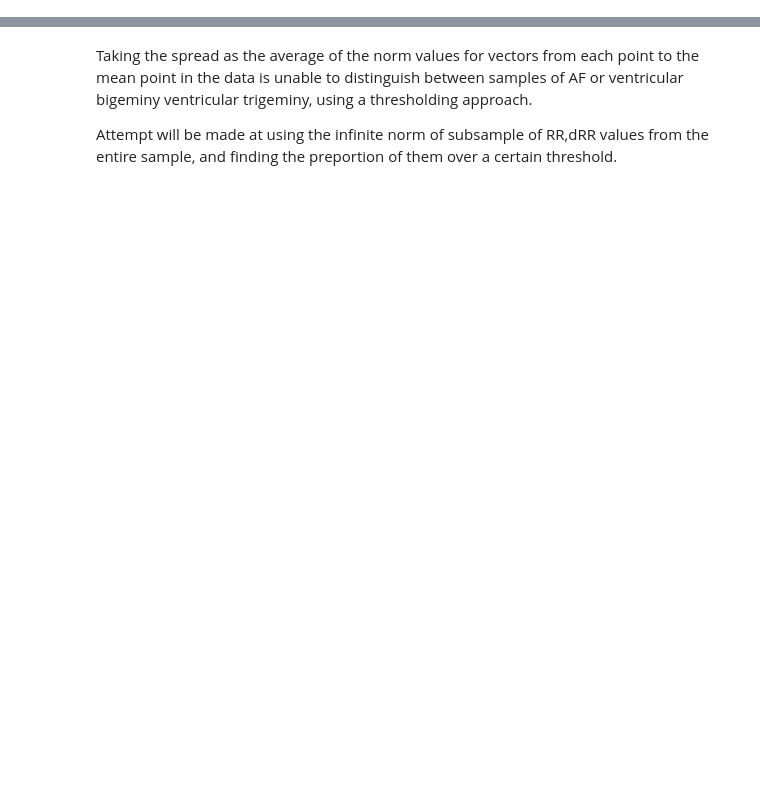
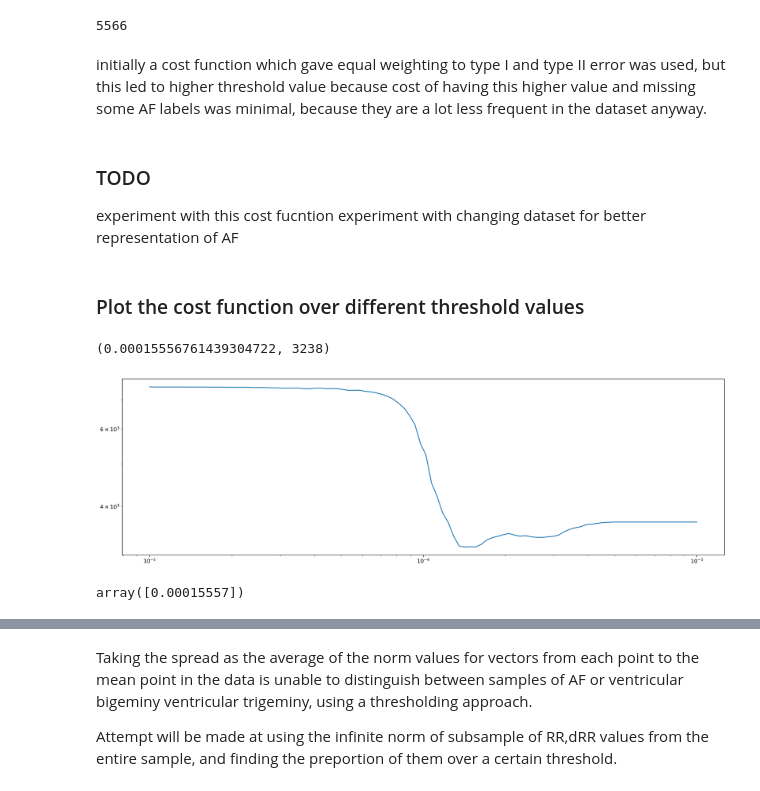
Before and after one commit to jordanesmith/Data_of_your_Heart_11B_Project, a Jupyter notebook: RRintervalsMethod.ipynb, the cells around one changed output, grey strips where cells are left out. Drawn from its saved outputs; the diff is of its cells as text; code cells hidden in the pictures; blank space fills up the shorter version.

```diff
--- a/RRintervalsMethod.ipynb
+++ b/RRintervalsMethod.ipynb
@@ -55,0 +208,9 @@ It seems as though A00002, A00004 and A00005
+# %%
+# reformat the labels to just binary classification of either AF or not AF
+def binary_classification_converter(label):
+    if label == 'A': # AF
+        return 'A'
+    else: # not AF
+        return 'N'
+
+label_data_binary_classification = {k: binary_classification_converter(label) for k,label in labels.items() if label != "~"}
@@ -55,0 +244,50 @@ It seems as though A00002, A00004 and A00005
+# %%
+def cost_function(w, **kwargs):
+    """
+    Cost function for training the model, which is simply a weighted sum
+    of incorrect labels, with more weight given to false negatives than
+    false positives, to prevent model just fitting very well to predicting
+    Non AF, which will most often be correct because the dataset is heavily
+    skewed towards Non AF.
+    """
+
+    predictions = kwargs["model_call_function"](w, **kwargs)
+    cost = 0
+
+    for filename, prediction in predictions:
+        # print(round(grid_proportion_value, 5), proposal_threshold, prediction, label_data_dict[filename])
+        ground_truth_label = kwargs["label_data_dict"][filename]
+        if prediction != ground_truth_label:
+            if prediction == 'A' and ground_truth_label == 'N': # false positive AF diagnosis
+                cost += 1
+            elif prediction == 'N' and ground_truth_label == 'A': #  false negative AF diagnosis
+                cost += 5
+
+    return cost
+# %%
+kwargs = {"model_call_function": produce_predictions_based_on_threshold,
+          "grid_count_data_dict": grid_count_data_dict,
+          "label_data_dict": label_data_binary_classification}
+
+cost_function(0.0001, **kwargs)
+# %% [output]
+5566
+# %% [markdown]
+initially a cost function which gave equal weighting to type I and type II error was used, but this led to higher threshold value because cost of having this higher value and missing some AF labels was minimal, because they are a lot less frequent in the dataset anyway.
+# %% [markdown]
+### TODO
+
+experiment with this cost fucntion
+experiment with changing dataset for better representation of AF
+# %% [markdown]
+### Plot the cost function over different threshold values
+# %%
+x = np.logspace(-3,-5, 100)
+cost_values = [cost_function(threshold, **kwargs) for threshold in tqdm(x)]
+plt.plot(x, cost_values)
+plt.xscale('log')
+plt.yscale('log')
+x[np.argmin(np.array(cost_values))], min(cost_values)
+# %% [output]
+(0.00015556761439304722, 3238)
+[figure, added]
@@ -55,0 +296,5 @@ It seems as though A00002, A00004 and A00005
+# %%
+min_x_found = minimize(cost_function, 0.0001555676, args=(grid_count_data_dict, label_data_binary_classification)).x
+min_x_found
+# %% [output]
+array([0.00015557])
```
Also changed, not shown: parts of 54 cells of this notebook.
